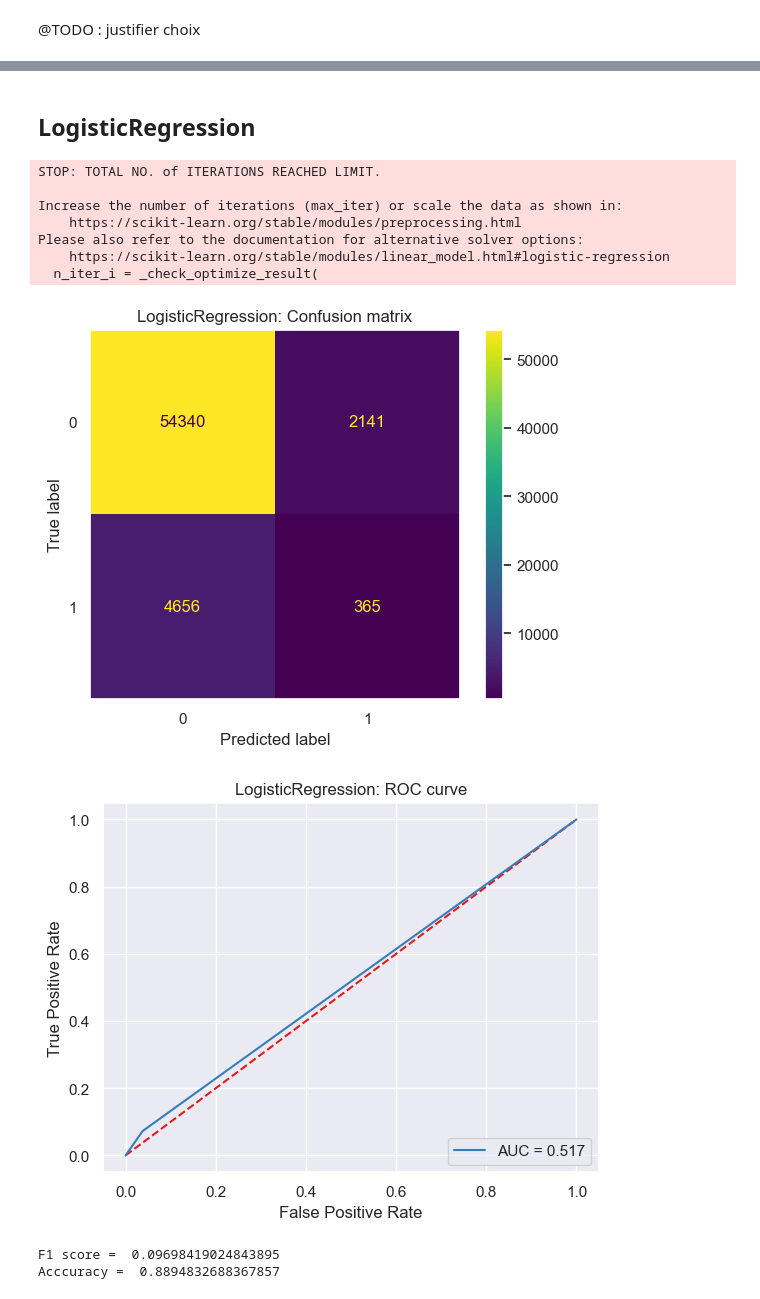
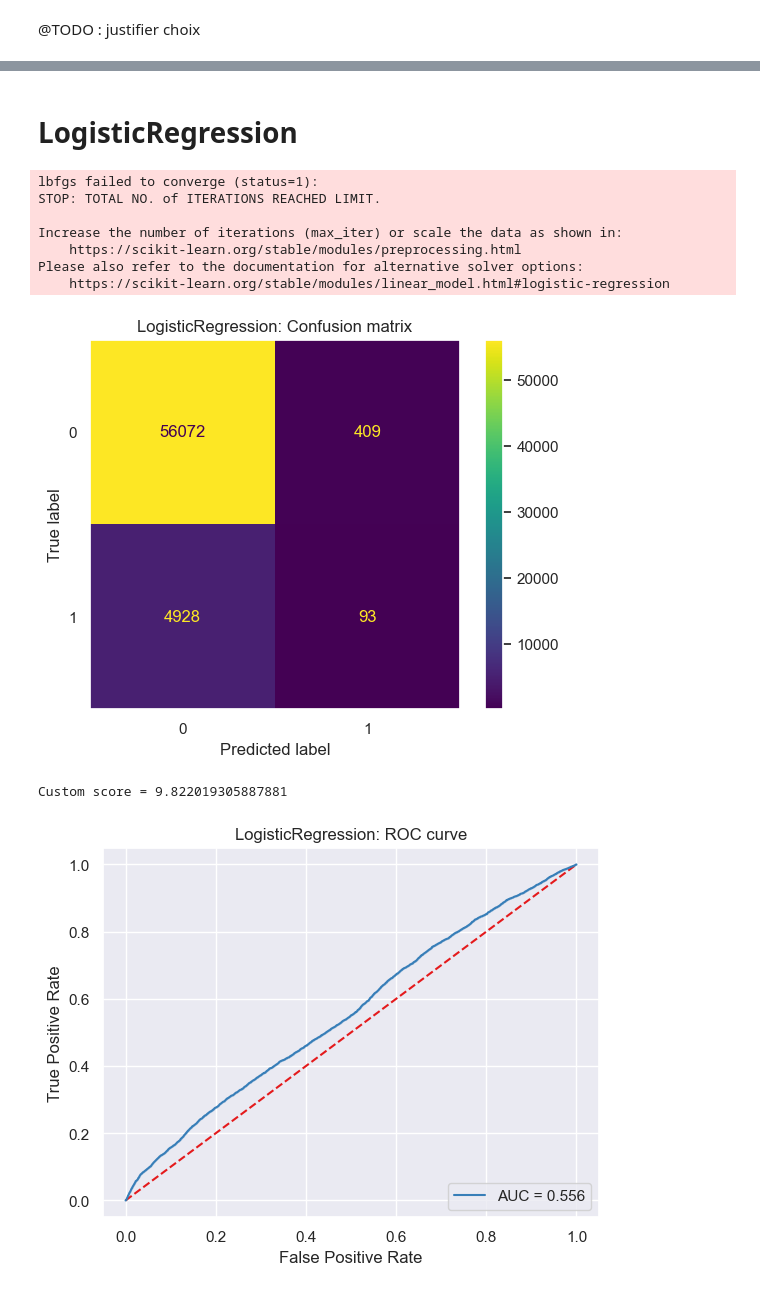
Before and after one commit to ahonestla/OC_DS_P7, a Jupyter notebook: notebooks/3-modelling.ipynb, the cells around one changed output, grey strips where cells are left out. Saved outputs shown, nothing was run; the diff lists cells and outputs as text; code cells hidden in the pictures.

```diff
--- a/notebooks/3-modelling.ipynb
+++ b/notebooks/3-modelling.ipynb
@@ -224,2 +335,2 @@ THRESHOLD_CLASS1 = 1 - THRESHOLD_CLASS0  # belong to class 1 (repay failure)
 # %% [markdown]
-## LogisticRegression
+# LogisticRegression
@@ -230,34 +336,0 @@ lr_name = 'LogisticRegression'
-# %%
-# Fit model to data
-lr.fit(x_train_imp, y_train)
-
-# Predict probability of class 1 (repay failure)
-lr_pred_proba = lr.predict_proba(x_test_imp)[:,1]
-
-# Predict values with custom threshold
-lr_pred = (lr_pred_proba >= THRESHOLD_CLASS1).astype('int')
-# %% [output]
-STOP: TOTAL NO. of ITERATIONS REACHED LIMIT.
-
-Increase the number of iterations (max_iter) or scale the data as shown in:
-    https://scikit-learn.org/stable/modules/preprocessing.html
-Please also refer to the documentation for alternative solver options:
-    https://scikit-learn.org/stable/modules/linear_model.html#logistic-regression
-  n_iter_i = _check_optimize_result(
-# %%
-# Display confusion matrix
-display_confusion_matrix(y_test, lr_pred, model_name=lr_name)
-
-# Draw roc curve
-lr_auc = compute_roc_curve(y_test, lr_pred, model_name=lr_name)
-
-# Compute f1 score
-lr_f1 = f1_score(y_test, lr_pred)
-lr_acc = accuracy_score(y_test, lr_pred)
-print("F1 score = ", lr_f1)
-print("Acccuracy = ", lr_acc)
-# %% [output]
-[figure, removed]
-[figure, removed]
-F1 score =  0.09698419024843895
-Acccuracy =  0.8894832688367857
@@ -266,0 +337,44 @@ log_mlflow(model=lr, model_name=lr_name, model_auc=lr_auc, model_f1=lr_f1, model
+# %%
+# Create logistic regression model
+lr = LogisticRegression(random_state=RANDOM_STATE)
+lr_name = 'LogisticRegression'
+
+# Train model
+lr.fit(x_res, y_res)
+
+# Predict probability of class 1 (repay failure)
+lr_pred_proba = lr.predict_proba(x_test_fill)[:,1]
+
+# Predict values
+lr_pred = lr.predict(x_test_fill)
+
+# Display confusion matrix
+display_confusion_matrix(y_test, lr_pred, model_name=lr_name)
+
+# Display custom loss func
+lr_custom_score = custom_loss_func(y_test, lr_pred)
+print("Custom score =", lr_custom_score)
+
+# Draw roc curve
+lr_auc = compute_roc_curve(y_test, lr_pred_proba, model_name=lr_name)
+
+# Compute scores
+lr_report = pd.DataFrame(classification_report(y_test, lr_pred, output_dict=True)).transpose()
+display(lr_report)
+
+# Save logs
+log_mlflow(lr, lr_name, auc_score=lr_auc, custom_score=lr_custom_score,
+           f1_score=lr_report.loc['weighted avg', 'f1-score'],
+           acc_score=lr_report.loc['accuracy', 'precision'],
+           train_class_0=Counter(y_res)[0], train_class_1=Counter(y_res)[1])
+# %% [output]
+lbfgs failed to converge (status=1):
+STOP: TOTAL NO. of ITERATIONS REACHED LIMIT.
+
+Increase the number of iterations (max_iter) or scale the data as shown in:
+    https://scikit-learn.org/stable/modules/preprocessing.html
+Please also refer to the documentation for alternative solver options:
+    https://scikit-learn.org/stable/modules/linear_model.html#logistic-regression
+[figure, added]
+Custom score = 9.822019305887881
+[figure, added]
```
Also changed, not shown: parts of 48 cells of this notebook.
